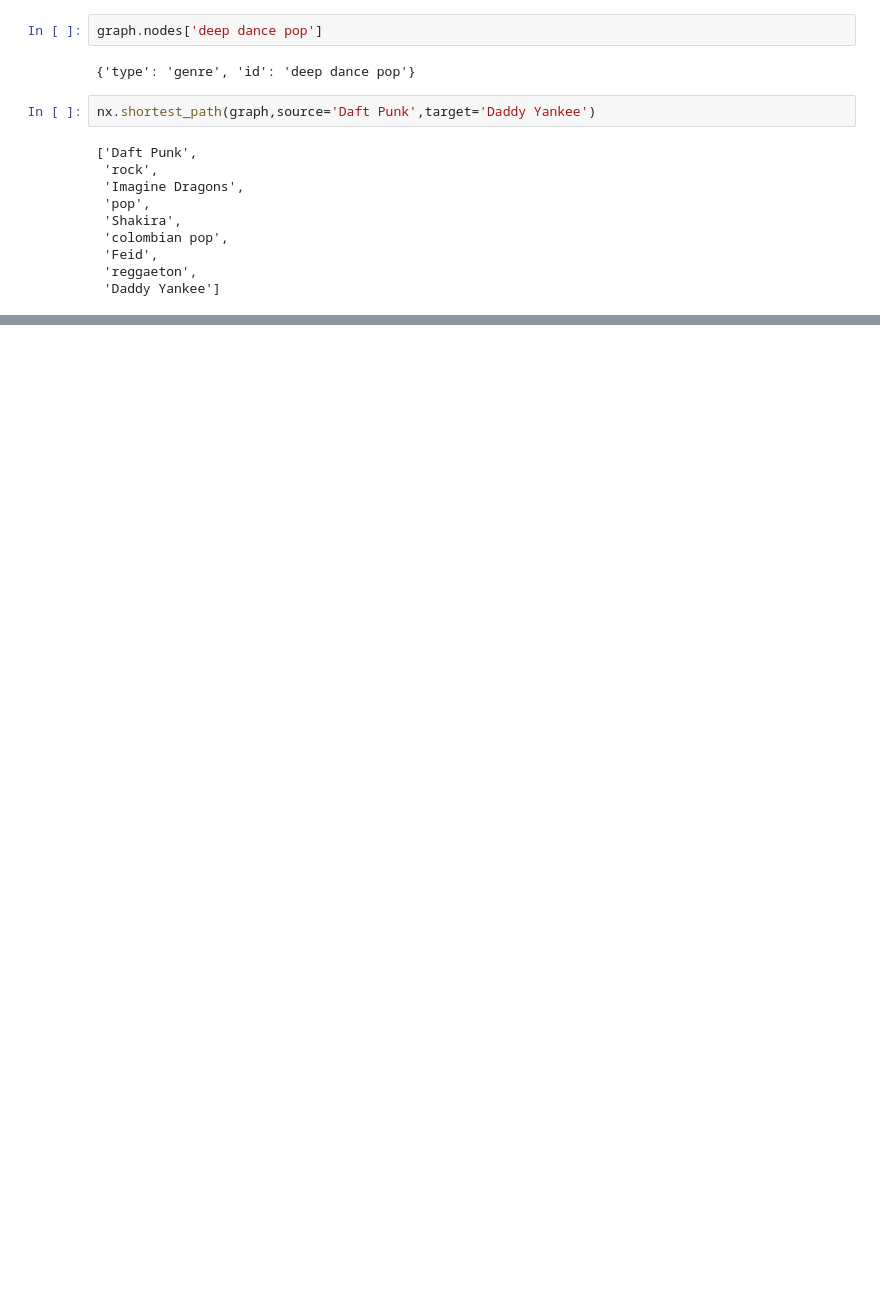
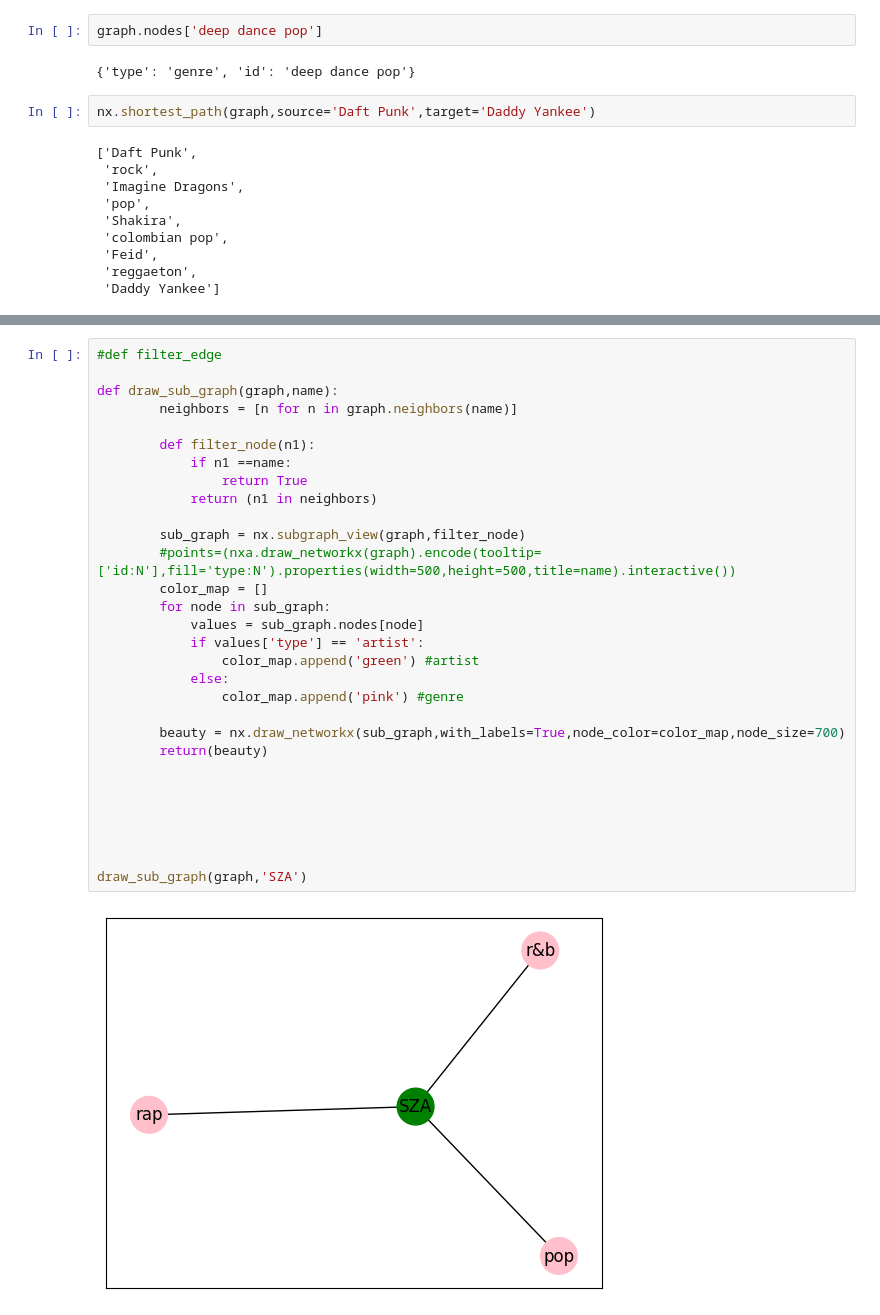
Before and after one commit to scmcqueen/SpotifyWikipediaProject, a Jupyter notebook: TestingNotebook.ipynb, the cells around one changed output, grey strips where cells are left out. Cells and saved outputs as stored; diff of their text form; blank space fills up the shorter version.

Commit message:
Created file draw_sub_graph

```diff
--- a/TestingNotebook.ipynb
+++ b/TestingNotebook.ipynb
@@ -79,0 +98,32 @@ print(genre_list)
+# %%
+#def filter_edge
+
+def draw_sub_graph(graph,name):
+        neighbors = [n for n in graph.neighbors(name)]
+
+        def filter_node(n1):
+            if n1 ==name:
+                return True
+            return (n1 in neighbors)
+
+        sub_graph = nx.subgraph_view(graph,filter_node)
+        #points=(nxa.draw_networkx(graph).encode(tooltip=['id:N'],fill='type:N').properties(width=500,height=500,title=name).interactive())
+        color_map = []
+        for node in sub_graph:
+            values = sub_graph.nodes[node]
+            if values['type'] == 'artist':
+                color_map.append('green') #artist
+            else:
+                color_map.append('pink') #genre
+
+        beauty = nx.draw_networkx(sub_graph,with_labels=True,node_color=color_map,node_size=700)
+        return(beauty)
+
+
+
+
+
+
+draw_sub_graph(graph,'SZA')
+# %% [output]
+[figure, added]
```
Also changed, not shown: parts of 2 cells of this notebook.
